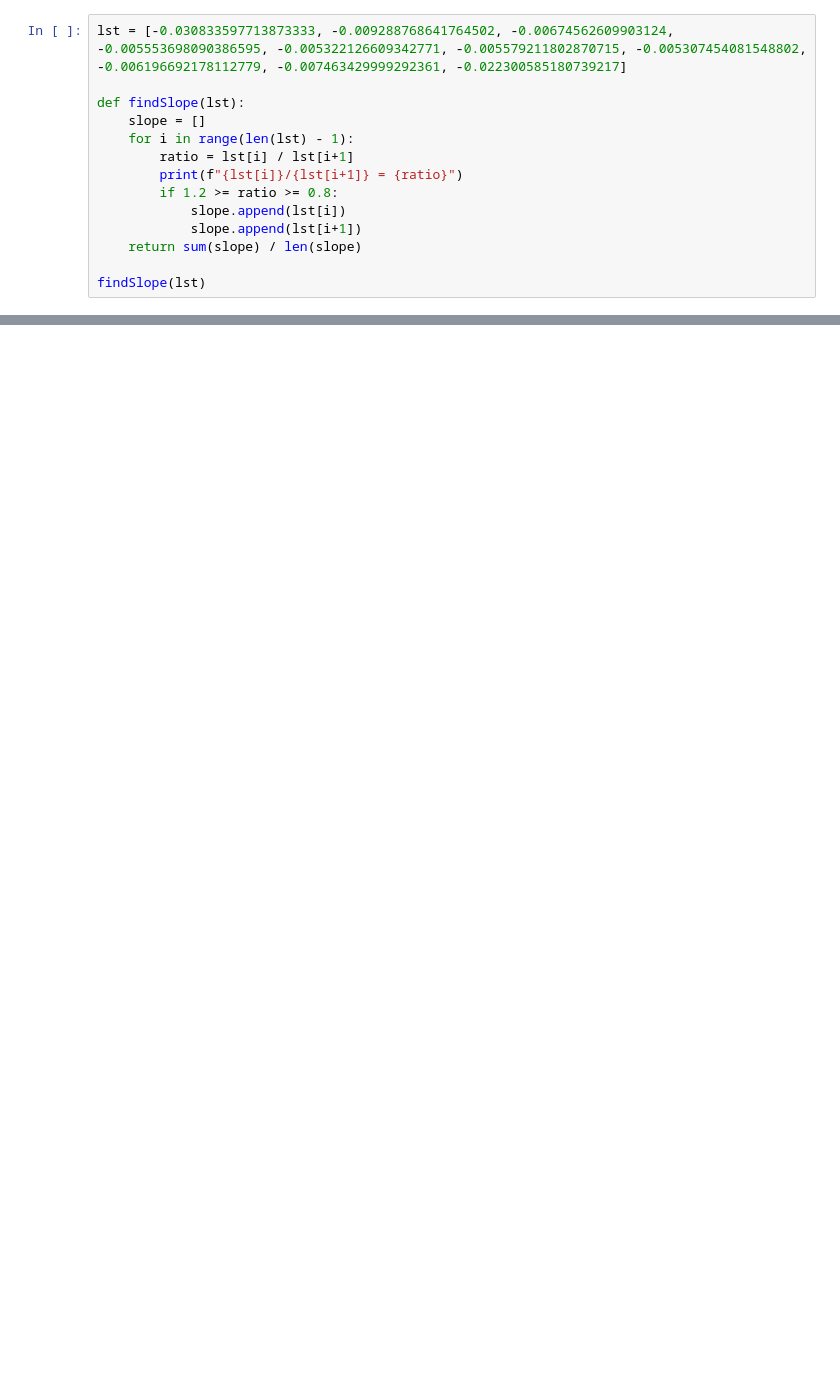
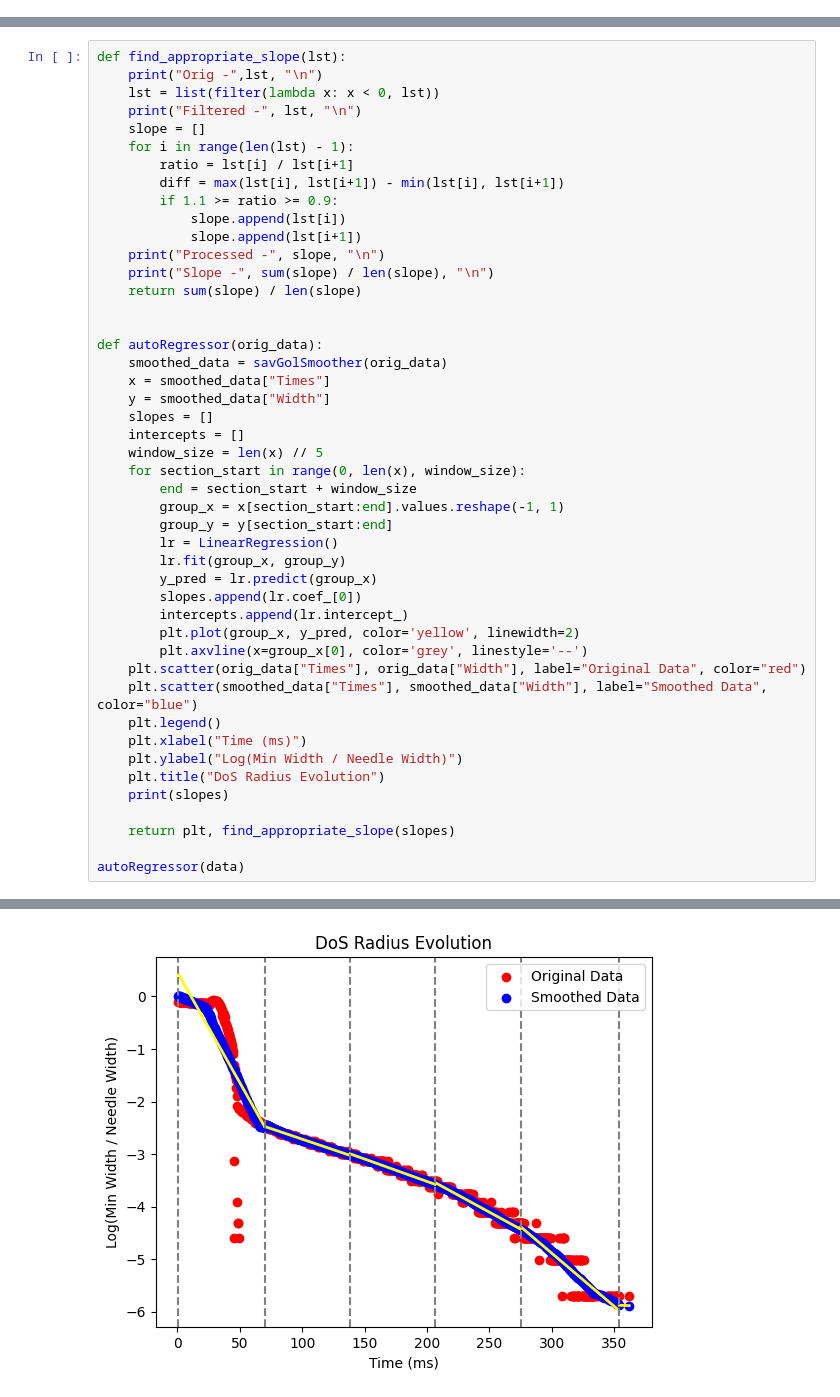
Before and after one commit to YashM8/DoS-Analysis, a Jupyter notebook: development/linspace_smoother.ipynb, the cells around one changed output, grey strips where cells are left out. Drawn from its saved outputs; the diff is of its cells as text; blank space fills up the shorter version.

Commit message:
slope bug fixed

```diff
--- a/development/linspace_smoother.ipynb
+++ b/development/linspace_smoother.ipynb
@@ -71,14 +80,0 @@ linspaceSmoother(data)
-# %%
-lst = [-0.030833597713873333, -0.009288768641764502, -0.00674562609903124, -0.005553698090386595, -0.005322126609342771, -0.005579211802870715, -0.005307454081548802, -0.006196692178112779, -0.007463429999292361, -0.022300585180739217]
-
-def findSlope(lst):
-    slope = []
-    for i in range(len(lst) - 1):
-        ratio = lst[i] / lst[i+1]
-        print(f"{lst[i]}/{lst[i+1]} = {ratio}")
-        if 1.2 >= ratio >= 0.8:
-            slope.append(lst[i])
-            slope.append(lst[i+1])
-    return sum(slope) / len(slope)
-
-findSlope(lst)
@@ -178,0 +81,47 @@ No artists with labels found to put in legend.  Note that artists whose label st
+# %%
+def find_appropriate_slope(lst):
+    print("Orig -",lst, "\n")
+    lst = list(filter(lambda x: x < 0, lst))
+    print("Filtered -", lst, "\n")
+    slope = []
+    for i in range(len(lst) - 1):
+        ratio = lst[i] / lst[i+1]
+        diff = max(lst[i], lst[i+1]) - min(lst[i], lst[i+1])
+        if 1.1 >= ratio >= 0.9:
+            slope.append(lst[i])
+            slope.append(lst[i+1])
+    print("Processed -", slope, "\n")
+    print("Slope -", sum(slope) / len(slope), "\n")
+    return sum(slope) / len(slope)
+
+
+def autoRegressor(orig_data):
+    smoothed_data = savGolSmoother(orig_data)
+    x = smoothed_data["Times"]
+    y = smoothed_data["Width"]
+    slopes = []
+    intercepts = []
+    window_size = len(x) // 5
+    for section_start in range(0, len(x), window_size):
+        end = section_start + window_size
+        group_x = x[section_start:end].values.reshape(-1, 1)
+        group_y = y[section_start:end]
+        lr = LinearRegression()
+        lr.fit(group_x, group_y)
+        y_pred = lr.predict(group_x)
+        slopes.append(lr.coef_[0])
+        intercepts.append(lr.intercept_)
+        plt.plot(group_x, y_pred, color='yellow', linewidth=2)
+        plt.axvline(x=group_x[0], color='grey', linestyle='--')
+    plt.scatter(orig_data["Times"], orig_data["Width"], label="Original Data", color="red")
+    plt.scatter(smoothed_data["Times"], smoothed_data["Width"], label="Smoothed Data", color="blue")
+    plt.legend()
+    plt.xlabel("Time (ms)")
+    plt.ylabel("Log(Min Width / Needle Width)")
+    plt.title("DoS Radius Evolution")
+    print(slopes)
+
+    return plt, find_appropriate_slope(slopes)
+
+autoRegressor(data)
+# %% [output]
@@ -179 +139,2 @@ No artists with labels found to put in legend.  Note that artists whose label st
+[figure, added]
 # %%
```
Also changed, not shown: parts of 7 cells of this notebook, 2 other files.
